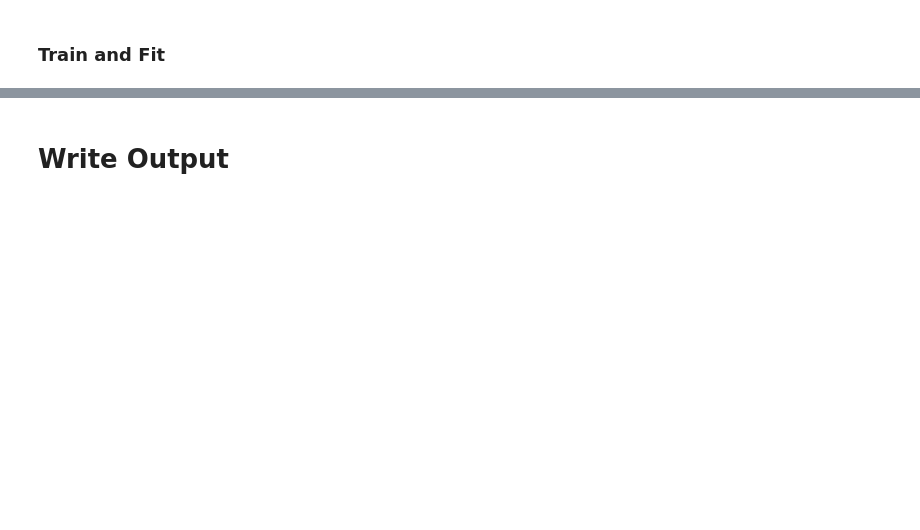
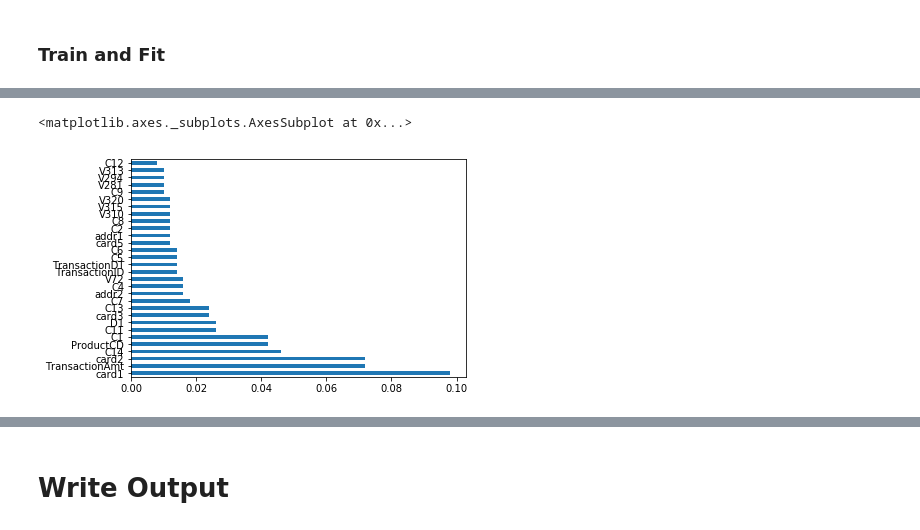
Before and after one commit to az10az/IEEE_CIS-Fraud-Detection-Machine-Learning-Competition, a Jupyter notebook: IEEE_CIS Fraud Detection Kaggle Competition.ipynb, the cells around one changed output, grey strips where cells are left out. Cells and saved outputs as stored; diff of their text form; code cells hidden in the pictures; blank space fills up the shorter version.

```diff
--- a/IEEE_CIS Fraud Detection Kaggle Competition.ipynb
+++ b/IEEE_CIS Fraud Detection Kaggle Competition.ipynb
@@ -135,0 +138,7 @@ y = train['isFraud']
+# %%
+for f in X.columns:
+    if X[f].dtype=='object' or test[f].dtype=='object':
+        lbl = preprocessing.LabelEncoder()
+        lbl.fit(list(X[f].values) + list(test[f].values))
+        X[f] = lbl.transform(list(X[f].values))
+        test[f] = lbl.transform(list(test[f].values))
@@ -245,6 +210,0 @@ for f in test.columns:
-# %%
-for f in X.columns:
-    if X[f].dtype=='object':
-        lbl = preprocessing.LabelEncoder()
-        lbl.fit(list(X[f].values))
-        X[f] = lbl.transform(list(X[f].values))
@@ -260,7 +212,7 @@ for f in test.columns:
 ### Train and Fit
 # %%
 ABC = AdaBoostClassifier(
-    n_estimators=750,
+    n_estimators=500,
     learning_rate=1)
 ABC.fit(X, y)
 # %% [output]
@@ -273,0 +224,7 @@ ValueError: Input contains NaN, infinity or a value too large for dtype('float32
+# %%
+(pd.Series(ABC.feature_importances_, index=X.columns)
+   .nlargest(30)
+   .plot(kind='barh'))
+# %% [output]
+<matplotlib.axes._subplots.AxesSubplot at 0x...>
+[figure, added]
```
Also changed, not shown: parts of 25 cells of this notebook, 3 other files.
